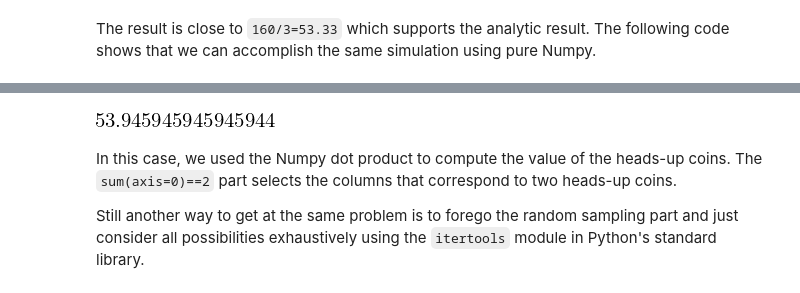
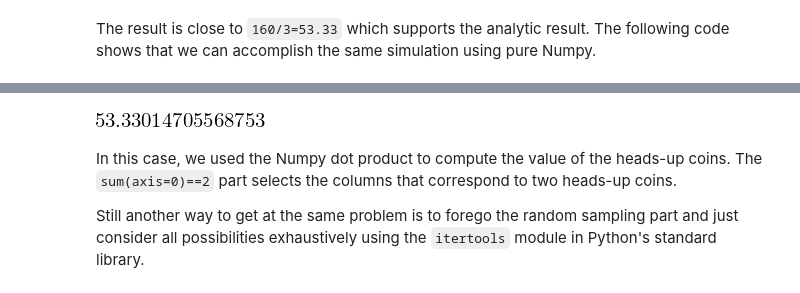
Before and after one commit to hvribeiro/MCSC1, a Jupyter notebook: aulas/02.1 - Introduction to probability.ipynb, the cells around one changed output, grey strips where cells are left out. Drawn from its saved outputs; the diff is of its cells as text; code cells hidden in the pictures.

```diff
--- a/aulas/02.1 - Introduction to probability.ipynb
+++ b/aulas/02.1 - Introduction to probability.ipynb
@@ -2569,7 +2640,8 @@ array([60, 30, 60, 30, 70, 60, 60, 30, 30, 30])
 # %%
+x = np.random.randint(0,2,(3,10000000))
 np.dot(x[:,x.sum(axis=0)==2].T,np.array([10,20,50])).mean()
 # %% [output]
-[figure, old version]
+[figure, new version]
 # %% [markdown]
  In this case, we used the Numpy dot product to compute
 the value of the heads-up coins. The `sum(axis=0)==2` part selects
```
Also changed, not shown: parts of 38 cells of this notebook.
